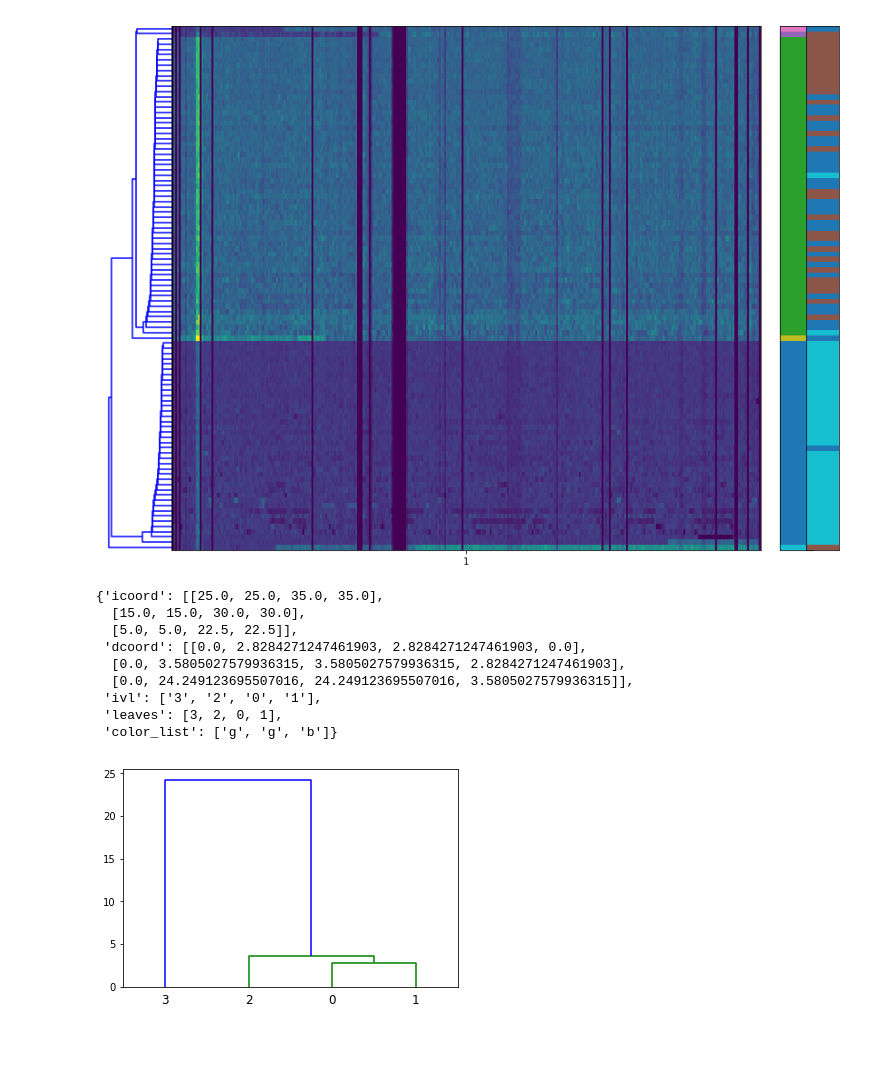
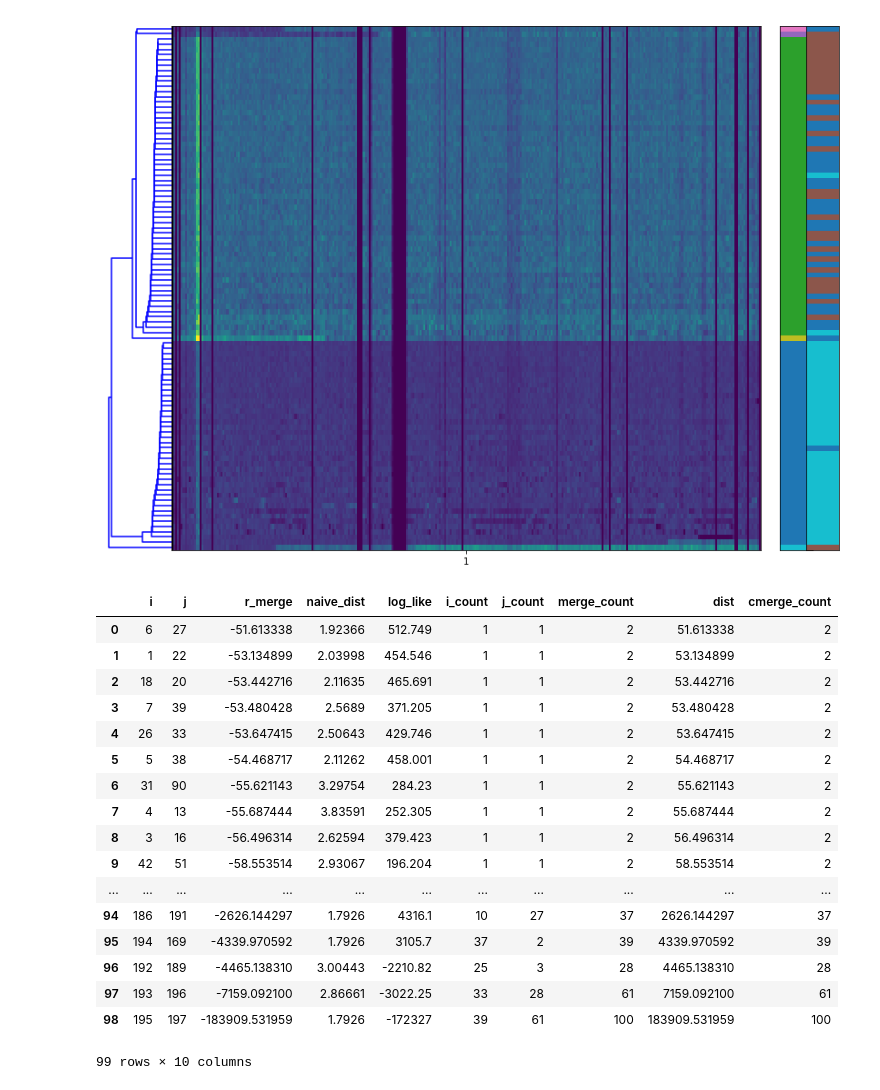
Before and after one commit to shahcompbio/scgenome-deprecated, a Jupyter notebook: notebooks/bayesian_spike_in.ipynb, the cells around one changed output. Drawn from its saved outputs; the diff is of its cells as text; code cells hidden in the pictures; blank space fills up the shorter version.

```diff
--- a/notebooks/bayesian_spike_in.ipynb
+++ b/notebooks/bayesian_spike_in.ipynb
@@ -145,16 +130,25 @@ naive_matrix_data, ps = cnplot.plot_clustered_cell_cn_matrix_figure(
 # %% [output]
 [figure]
 [figure]
-# %%
-sch.dendrogram(sch.linkage(np.array([[1,2],[3,4],[5.9,6.1],[10,30]])))
-# %% [output]
-{'icoord': [[25.0, 25.0, 35.0, 35.0],
-  [15.0, 15.0, 30.0, 30.0],
-  [5.0, 5.0, 22.5, 22.5]],
- 'dcoord': [[0.0, 2.8284271247461903, 2.8284271247461903, 0.0],
-  [0.0, 3.5805027579936315, 3.5805027579936315, 2.8284271247461903],
-  [0.0, 24.249123695507016, 24.249123695507016, 3.5805027579936315]],
- 'ivl': ['3', '2', '0', '1'],
- 'leaves': [3, 2, 0, 1],
- 'color_list': ['g', 'g', 'b']}
-[figure, removed]
+# %%
+bhc_linkage[bhc_linkage["r_merge"] <= -2]
+#sns.boxplot(bhc_linkage[bhc_linkage["r_merge"] >= -2]["r_merge"])
+# %% [output]
+|  | i | j | r_merge | naive_dist | log_like | i_count | j_count | merge_count | dist | cmerge_count |
+| 0 | 6 | 27 | -51.613338 | 1.92366 | 512.749 | 1 | 1 | 2 | 51.613338 | 2 |
+| 1 | 1 | 22 | -53.134899 | 2.03998 | 454.546 | 1 | 1 | 2 | 53.134899 | 2 |
+| 2 | 18 | 20 | -53.442716 | 2.11635 | 465.691 | 1 | 1 | 2 | 53.442716 | 2 |
+| 3 | 7 | 39 | -53.480428 | 2.5689 | 371.205 | 1 | 1 | 2 | 53.480428 | 2 |
+| 4 | 26 | 33 | -53.647415 | 2.50643 | 429.746 | 1 | 1 | 2 | 53.647415 | 2 |
+| 5 | 5 | 38 | -54.468717 | 2.11262 | 458.001 | 1 | 1 | 2 | 54.468717 | 2 |
+| 6 | 31 | 90 | -55.621143 | 3.29754 | 284.23 | 1 | 1 | 2 | 55.621143 | 2 |
+| 7 | 4 | 13 | -55.687444 | 3.83591 | 252.305 | 1 | 1 | 2 | 55.687444 | 2 |
+| 8 | 3 | 16 | -56.496314 | 2.62594 | 379.423 | 1 | 1 | 2 | 56.496314 | 2 |
+| 9 | 42 | 51 | -58.553514 | 2.93067 | 196.204 | 1 | 1 | 2 | 58.553514 | 2 |
+| ... | ... | ... | ... | ... | ... | ... | ... | ... | ... | ... |
+| 94 | 186 | 191 | -2626.144297 | 1.7926 | 4316.1 | 10 | 27 | 37 | 2626.144297 | 37 |
+| 95 | 194 | 169 | -4339.970592 | 1.7926 | 3105.7 | 37 | 2 | 39 | 4339.970592 | 39 |
+| 96 | 192 | 189 | -4465.138310 | 3.00443 | -2210.82 | 25 | 3 | 28 | 4465.138310 | 28 |
+| 97 | 193 | 196 | -7159.092100 | 2.86661 | -3022.25 | 33 | 28 | 61 | 7159.092100 | 61 |
+| 98 | 195 | 197 | -183909.531959 | 1.7926 | -172327 | 39 | 61 | 100 | 183909.531959 | 100 |
+99 rows × 10 columns
```
Also changed, not shown: parts of 3 cells of this notebook, 6 other files.
